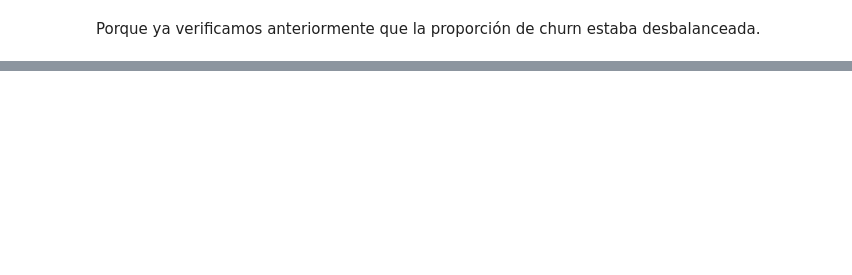
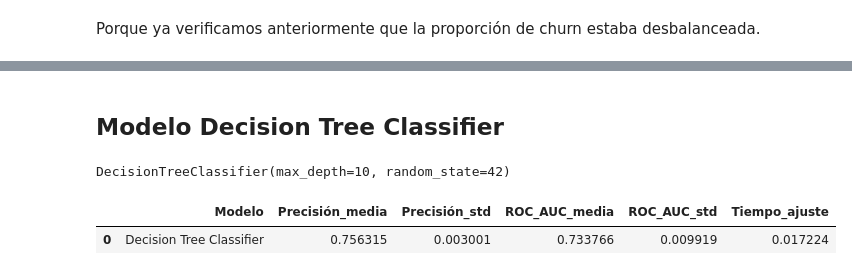
Before and after one commit to freedox-cts/challenge-telecom-x_2, a Jupyter notebook: TelecomX_2_AAF.ipynb, the cells around one changed output, grey strips where cells are left out. Saved outputs shown, nothing was run; the diff lists cells and outputs as text; code cells hidden in the pictures; blank space fills up the shorter version.

```diff
--- a/TelecomX_2_AAF.ipynb
+++ b/TelecomX_2_AAF.ipynb
@@ -1211,0 +1175,2 @@ def intervalo_confianza(resultados):
+# %%
+resultados_cv = pd.DataFrame()
@@ -1211,0 +1218,2 @@ def intervalo_confianza(resultados):
+# %% [markdown]
+## **Modelo Decision Tree Classifier**
@@ -1211,0 +1223,5 @@ def intervalo_confianza(resultados):
+# %%
+# Entrenar
+dtc.fit(X_cv, y_cv)
+# %% [output]
+DecisionTreeClassifier(max_depth=10, random_state=42)
@@ -1211,0 +1232,18 @@ def intervalo_confianza(resultados):
+# %%
+# Validar
+cv_skf = StratifiedKFold(n_splits=6, shuffle=True, random_state=42)
+
+resultados_cv_dtc = cross_validate(dtc, X_cv, y_cv, cv=cv_skf,
+                                   scoring=['accuracy', 'precision', 'recall', 'f1', 'roc_auc'])
+
+
+resultados_cv = pd.concat([resultados_cv,(pd.DataFrame([{'Modelo': 'Decision Tree Classifier',
+                                        'Precisión_media': resultados_cv_dtc['test_accuracy'].mean(),
+                                        'Precisión_std': resultados_cv_dtc['test_accuracy'].std(),
+                                        'ROC_AUC_media': resultados_cv_dtc['test_roc_auc'].mean(),
+                                        'ROC_AUC_std': resultados_cv_dtc['test_roc_auc'].std(),
+                                        'Tiempo_ajuste': resultados_cv_dtc['fit_time'].mean()}]))], ignore_index=True)
+resultados_cv
+# %% [output]
+|  | Modelo | Precisión_media | Precisión_std | ROC_AUC_media | ROC_AUC_std | Tiempo_ajuste |
+| 0 | Decision Tree Classifier | 0.756315 | 0.003001 | 0.733766 | 0.009919 | 0.017224 |
```
Also changed, not shown: parts of 93 cells of this notebook, 3 other files.
